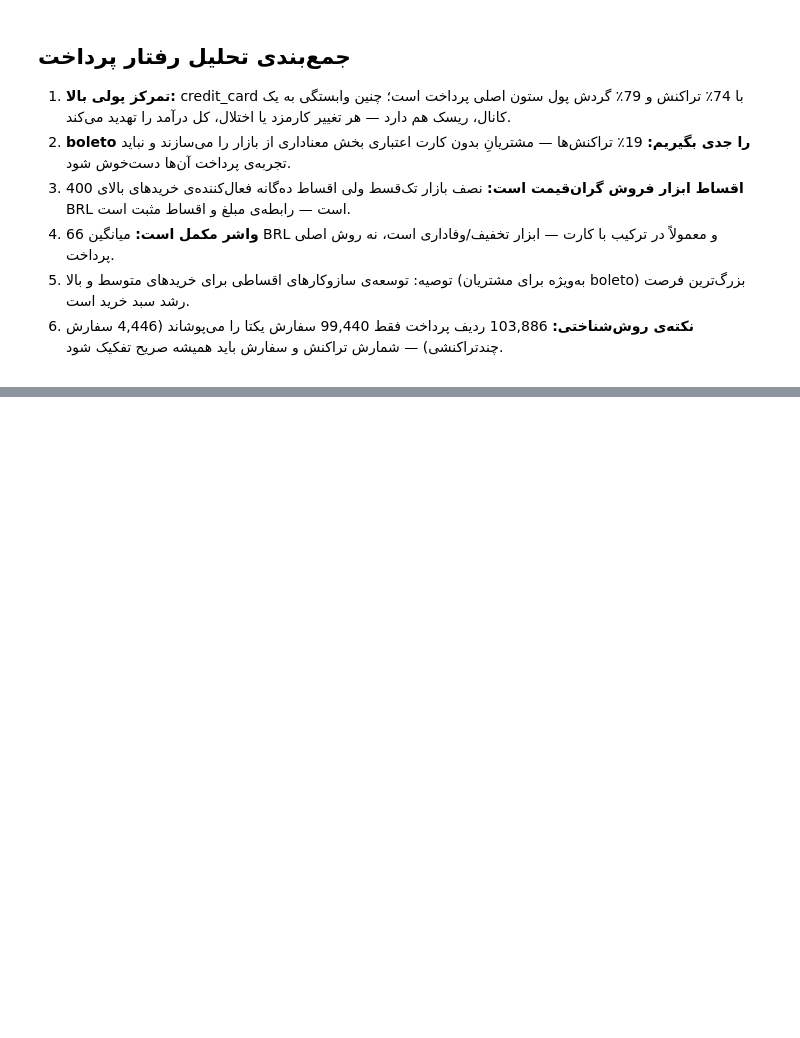
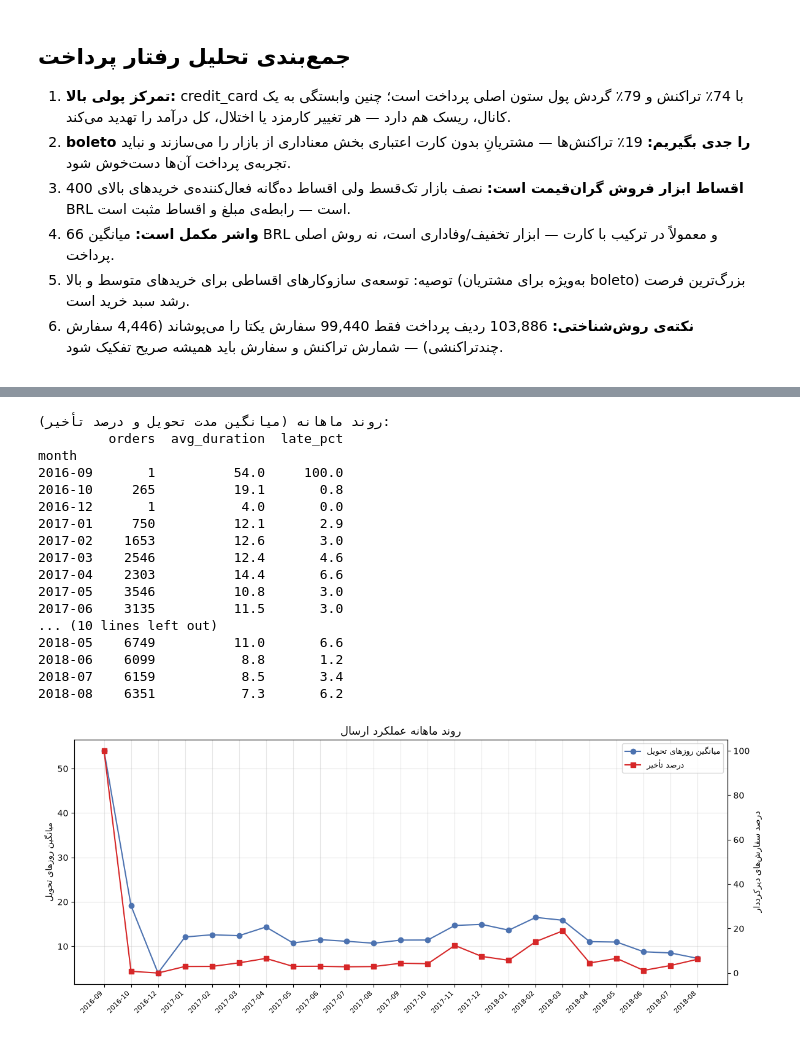
Before and after one commit to arashalidadi/olist-pro, a Jupyter notebook: olist_analysis.ipynb, the cells around one changed output, grey strips where cells are left out. Cells and saved outputs as stored; diff of their text form; code cells hidden in the pictures; blank space fills up the shorter version.

```diff
--- a/olist_analysis.ipynb
+++ b/olist_analysis.ipynb
@@ -2347,0 +2548,45 @@ voucher               100.0   0.0   0.0  0.0  0.0  0.0  0.0  0.0  0.0  0.0  0.0
+# %%
+monthly = delivered.assign(
+    month=delivered['order_purchase_timestamp'].dt.to_period('M'),
+).groupby('month').agg(
+    orders=('order_id', 'size'),
+    avg_duration=('delivery_duration_days', 'mean'),
+    late_pct=('delay_days', lambda x: (x > 0).mean() * 100),
+)
+print('روند ماهانه (میانگین مدت تحویل و درصد تأخیر):')
+print(monthly.round(1).to_string())
+
+fig, ax = plt.subplots(figsize=(12, 5))
+x = [str(m) for m in monthly.index]
+ax.plot(x, monthly['avg_duration'], color='#4c72b0', marker='o', label=fa('میانگین روزهای تحویل'))
+ax2 = ax.twinx()
+ax2.plot(x, monthly['late_pct'], color='#d62728', marker='s', label=fa('درصد تأخیر'))
+ax.set_title(fa('روند ماهانه عملکرد ارسال'), fontsize=13)
+ax.set_ylabel(fa('میانگین روزهای تحویل'))
+ax2.set_ylabel(fa('درصد سفارش‌های دیرکرددار'))
+plt.setp(ax.get_xticklabels(), rotation=45, ha='right', fontsize=8)
+h1, l1 = ax.get_legend_handles_labels()
+h2, l2 = ax2.get_legend_handles_labels()
+ax.legend(h1 + h2, l1 + l2, fontsize=9)
+ax.grid(alpha=0.3)
+fig.tight_layout()
+plt.show()
+# %% [output]
+روند ماهانه (میانگین مدت تحویل و درصد تأخیر):
+         orders  avg_duration  late_pct
+month
+2016-09       1          54.0     100.0
+2016-10     265          19.1       0.8
+2016-12       1           4.0       0.0
+2017-01     750          12.1       2.9
+2017-02    1653          12.6       3.0
+2017-03    2546          12.4       4.6
+2017-04    2303          14.4       6.6
+2017-05    3546          10.8       3.0
+2017-06    3135          11.5       3.0
+... (10 lines left out)
+2018-05    6749          11.0       6.6
+2018-06    6099           8.8       1.2
+2018-07    6159           8.5       3.4
+2018-08    6351           7.3       6.2
+[figure, added]
```
Also changed, not shown: parts of 12 cells of this notebook, 1 other file.
